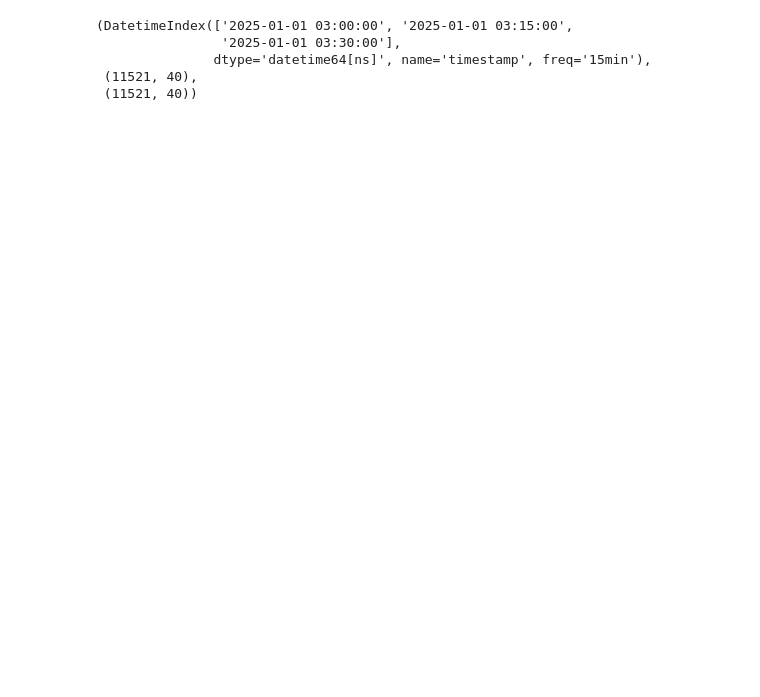
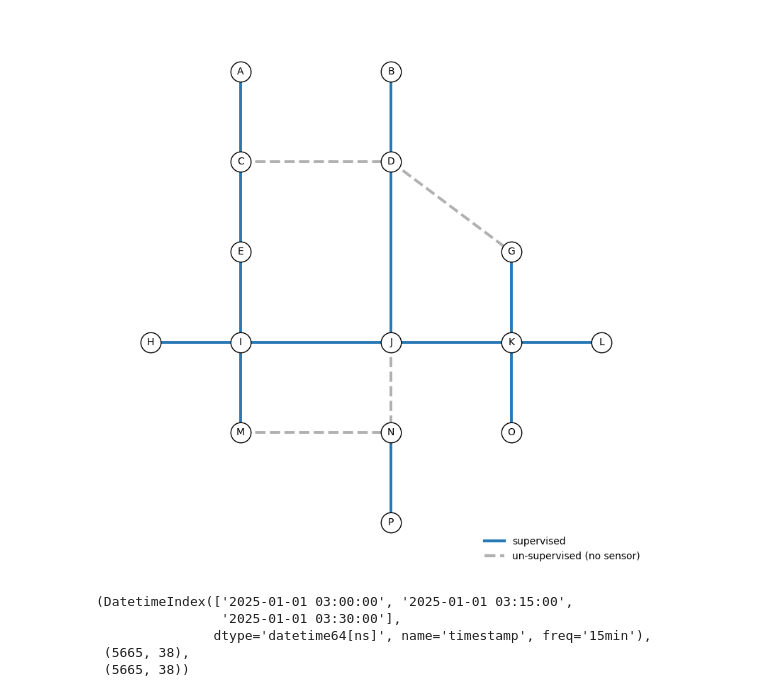
Before and after one commit to RvdKar/Bicycle_Traffic_Flow_GNN, a Jupyter notebook: main.ipynb, the cells around one changed output. Cells and saved outputs as stored; diff of their text form; code cells hidden in the pictures; blank space fills up the shorter version.

```diff
--- a/main.ipynb
+++ b/main.ipynb
@@ -204,3 +601,48 @@ E
+# %%
+import networkx as nx
+import matplotlib.pyplot as plt
+from matplotlib.lines import Line2D
+
+# --- helpers ---
+def undirected(edge):
+    u, v = edge
+    return tuple(sorted((u, v)))
+
+# --- build undirected edge sets ---
+phys_undir      = {undirected(e) for e in PHYSICAL_EDGES}
+no_sensor_undir = {undirected(e) for e in NO_SENSOR_UNDIR}
+supervised_undir = phys_undir - no_sensor_undir  # everything else has sensors
+
+# --- graph ---
+G = nx.Graph()
+G.add_nodes_from(NODES)
+G.add_edges_from(phys_undir)
+
+# --- draw ---
+plt.figure(figsize=(8, 8))
+nx.draw_networkx_nodes(G, POS, node_size=420, node_color="white",
+                       edgecolors="black", linewidths=1.0)
+# supervised edges: solid, stronger color
+nx.draw_networkx_edges(G, POS, edgelist=list(supervised_undir),
+                       width=2.8, edge_color="#2878b5")
+# unsupervised edges: dashed, light gray
+nx.draw_networkx_edges(G, POS, edgelist=list(no_sensor_undir),
+                       width=2.8, style="--", edge_color="#b0b0b0")
+
+nx.draw_networkx_labels(G, POS, font_size=10)
+# plt.title("Network: sensor-supervised vs unsupervised (no sensor)")
+plt.axis("off")
+
+# legend
+handles = [
+    Line2D([0],[0], color="#2878b5", lw=3.0, label="supervised"),
+    Line2D([0],[0], color="#b0b0b0", lw=3.0, ls="--", label="un-supervised (no sensor)"),
+]
+plt.legend(handles=handles, loc="lower right", frameon=False)
+plt.tight_layout()
+plt.show()
+# %% [output]
+[figure, added]
 # %%
 # cfg = PP.Config()                 # grit: H_in/H_out, batch, etc.  :contentReference[oaicite:17]{index=17}
 time_granularity = "15min"
@@ -230,11 +672,18 @@ set_all_seeds(cfg.seed)
 # Load your raw CSVs exactly as before
 csv_paths = [
     "data/smartcameras_line--2025-01-01T03-01-00--2025-02-01T03-01-00--tud_project--y16mv1.csv",
-    "data/smartcameras_line--2025-02-01T03-01-00--2025-03-01T03-01-00--tud_project--bvtmix.csv",
-    "data/smartcameras_line--2025-03-01T03-01-00--2025-04-01T03-01-00--tud_project--a93fyx.csv",
-    "data/smartcameras_line--2025-04-01T03-01-00--2025-05-01T03-01-00--tud_project--henvbs.csv"
+    "data/smartcameras_line--2025-02-01T03-01-00--2025-03-01T03-01-00--tud_project--bvtmix.csv"# ,
+    # "data/smartcameras_line--2025-03-01T03-01-00--2025-04-01T03-01-00--tud_project--a93fyx.csv",
+    # "data/smartcameras_line--2025-04-01T03-01-00--2025-05-01T03-01-00--tud_project--henvbs.csv"
 ]
 raw_df = PP.parse_smartcamera_csv(csv_paths)      # tidy: timestamp, sensor_key, count_in, count_out  :contentReference[oaicite:18]{index=18}
+
+nc_paths = [
+    "data/davis-TUD-EWI_Roof_Electrical_Engineering_202501.nc",
+    "data/davis-TUD-EWI_Roof_Electrical_Engineering_202502.nc",
+]
+weather_raw = load_davis_weather_nc(nc_paths, tz='Europe/Amsterdam', out_freq=cfg.time_granularity)
+weather_raw.head()
 
 # Build edge-time matrices (targets + mask) from your mapping
 times, X, M = PP.build_edge_time_matrix(raw_df, cfg, net_cfg)   # returns times[T], X[T,E], M[T,E]  :contentReference[oaicite:19]{index=19}
@@ -243,6 +692,6 @@ times[:3], X.shape, M.shape
 (DatetimeIndex(['2025-01-01 03:00:00', '2025-01-01 03:15:00',
                 '2025-01-01 03:30:00'],
                dtype='datetime64[ns]', name='timestamp', freq='15min'),
- (11521, 40),
- (11521, 40))
+ (5665, 38),
+ (5665, 38))
 # %%
```
Also changed, not shown: parts of 20 cells of this notebook, 3 other files.
